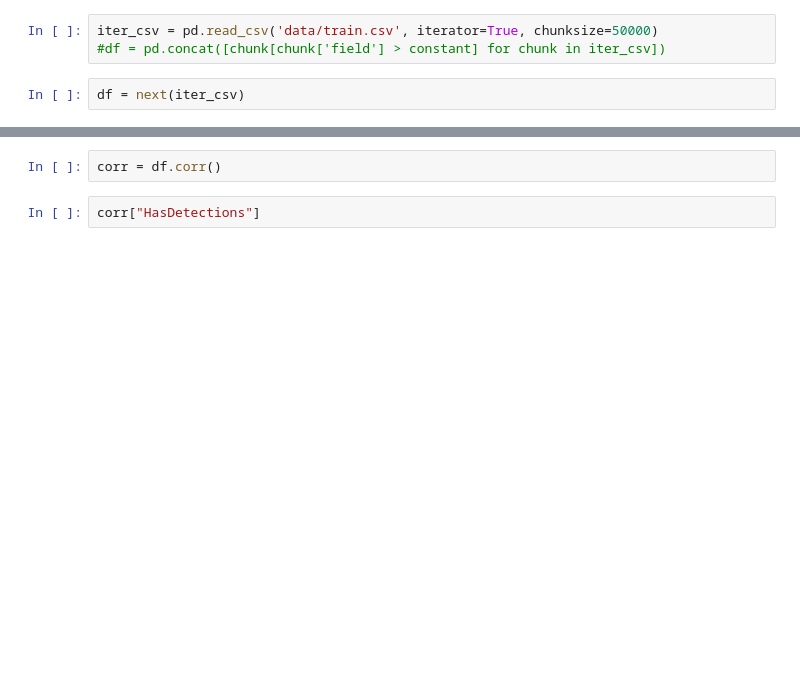
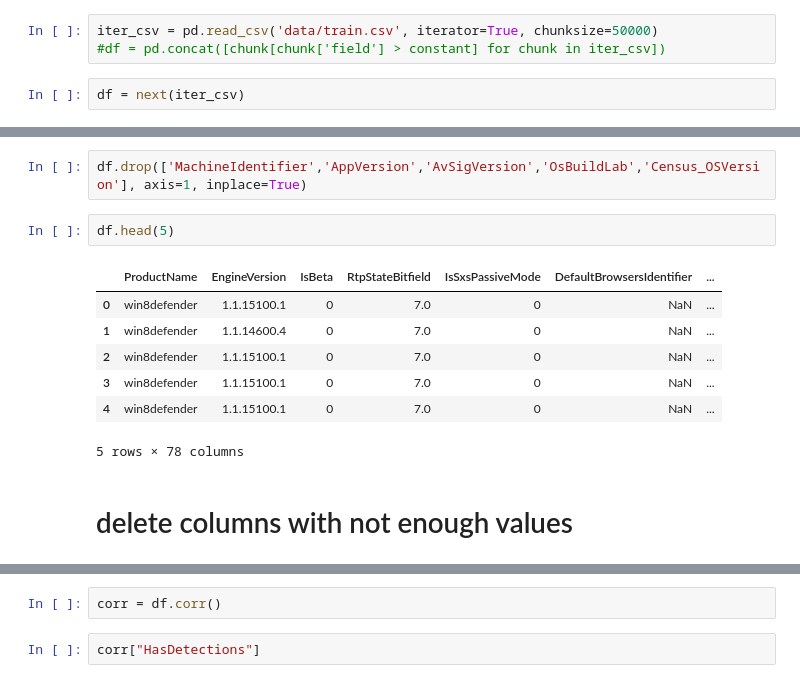
Before and after one commit to mathee/classification, a Jupyter notebook: explore.ipynb, the cells around one changed output, grey strips where cells are left out. Saved outputs shown, nothing was run; the diff lists cells and outputs as text; blank space fills up the shorter version.

```diff
--- a/explore.ipynb
+++ b/explore.ipynb
@@ -33,0 +52,14 @@ TypeError: cannot convert the series to <class 'int'>
+# %%
+df.drop(['MachineIdentifier','AppVersion','AvSigVersion','OsBuildLab','Census_OSVersion'], axis=1, inplace=True)
+# %%
+df.head(5)
+# %% [output]
+|  | ProductName | EngineVersion | IsBeta | RtpStateBitfield | IsSxsPassiveMode | DefaultBrowsersIdentifier | ... |
+| 0 | win8defender | 1.1.15100.1 | 0 | 7.0 | 0 | NaN | ... |
+| 1 | win8defender | 1.1.14600.4 | 0 | 7.0 | 0 | NaN | ... |
+| 2 | win8defender | 1.1.15100.1 | 0 | 7.0 | 0 | NaN | ... |
+| 3 | win8defender | 1.1.15100.1 | 0 | 7.0 | 0 | NaN | ... |
+| 4 | win8defender | 1.1.15100.1 | 0 | 7.0 | 0 | NaN | ... |
+5 rows × 78 columns
+# %% [markdown]
+# delete columns with not enough values
```
Also changed, not shown: parts of 15 cells of this notebook, 8 other files.
